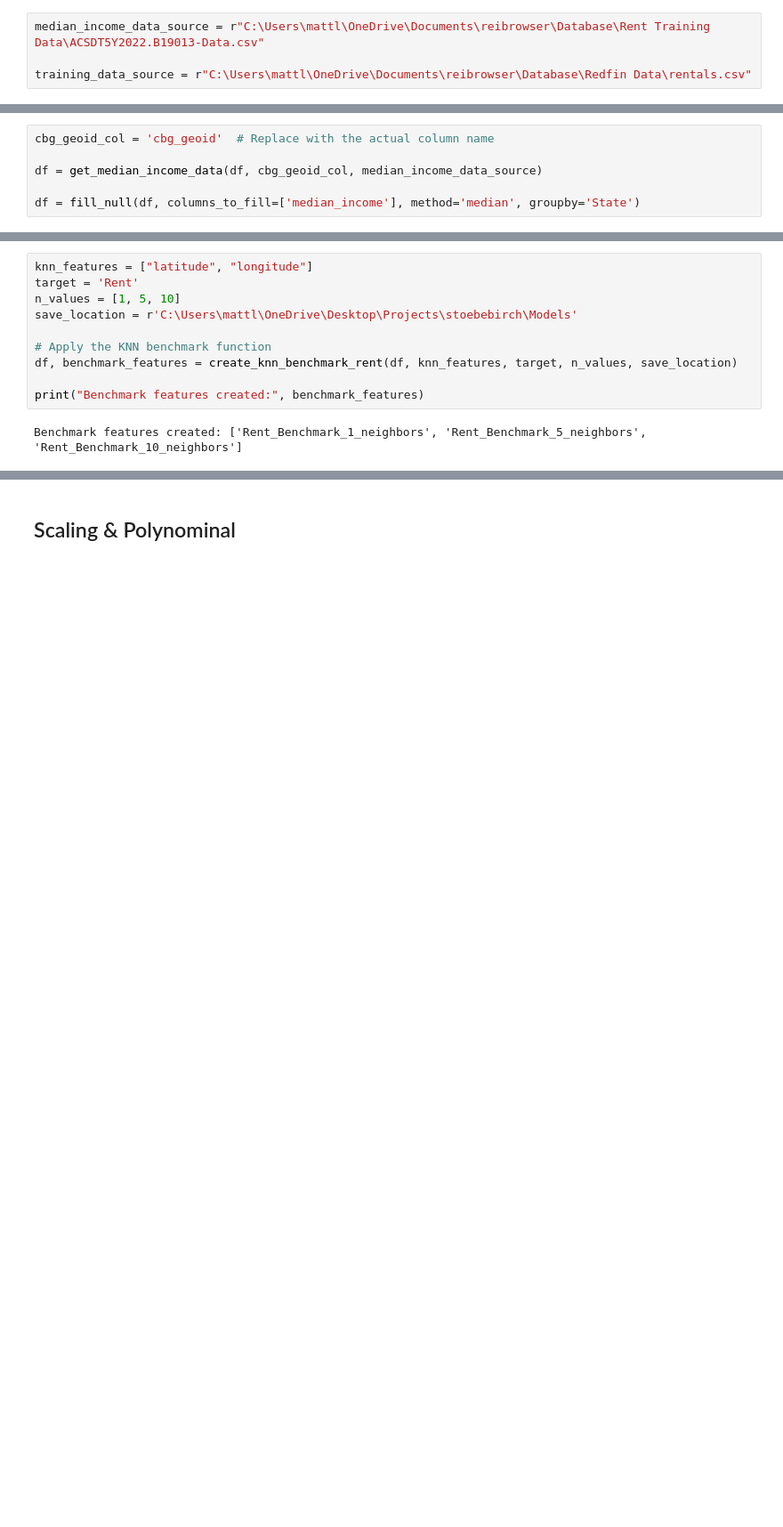
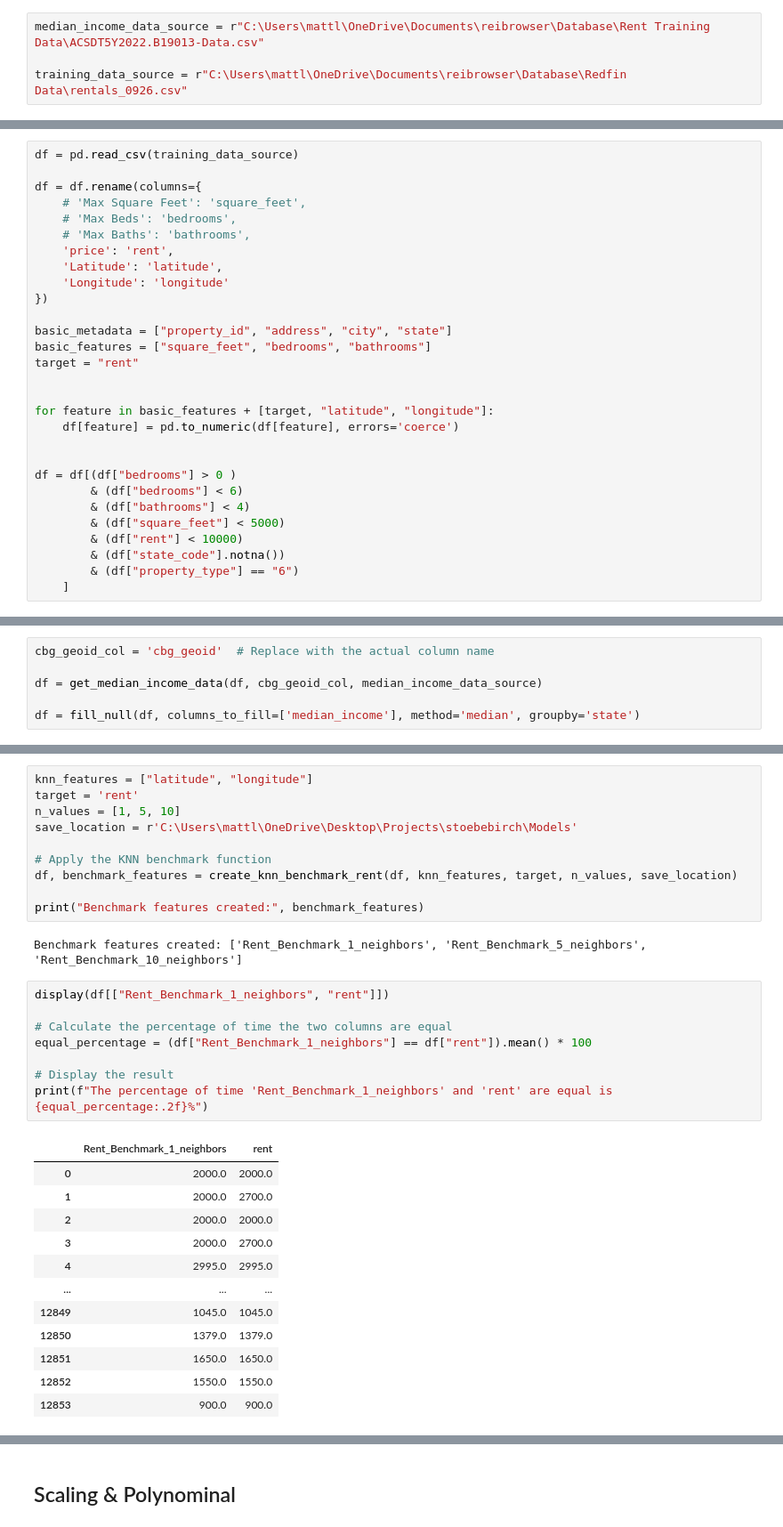
Before and after one commit to drago9773/stoebebirch, a Jupyter notebook: train_predict/feature_model_selection.ipynb, the cells around one changed output, grey strips where cells are left out. Shown at 89% size. Saved outputs shown, nothing was run; the diff lists cells and outputs as text; blank space fills up the shorter version.

Commit message:
Add new models without data leakage

```diff
--- a/train_predict/feature_model_selection.ipynb
+++ b/train_predict/feature_model_selection.ipynb
@@ -21,4 +21,4 @@ with open('utils.py') as f:
 # %%
 median_income_data_source = r"C:\Users\mattl\OneDrive\Documents\reibrowser\Database\Rent Training Data\ACSDT5Y2022.B19013-Data.csv"
 
-training_data_source = r"C:\Users\mattl\OneDrive\Documents\reibrowser\Database\Redfin Data\rentals.csv"
+training_data_source = r"C:\Users\mattl\OneDrive\Documents\reibrowser\Database\Redfin Data\rentals_0926.csv"
@@ -52,3 +25,32 @@ target = "Rent"
+# %%
+df = pd.read_csv(training_data_source)
+
+df = df.rename(columns={
+    # 'Max Square Feet': 'square_feet',
+    # 'Max Beds': 'bedrooms',
+    # 'Max Baths': 'bathrooms',
+    'price': 'rent',
+    'Latitude': 'latitude',
+    'Longitude': 'longitude'
+})
+
+basic_metadata = ["property_id", "address", "city", "state"]
+basic_features = ["square_feet", "bedrooms", "bathrooms"]
+target = "rent"
+
+
+for feature in basic_features + [target, "latitude", "longitude"]:
+    df[feature] = pd.to_numeric(df[feature], errors='coerce')
+
+
+df = df[(df["bedrooms"] > 0 )
+        & (df["bedrooms"] < 6)
+        & (df["bathrooms"] < 4)
+        & (df["square_feet"] < 5000)
+        & (df["rent"] < 10000)
+        & (df["state_code"].notna())
+        & (df["property_type"] == "6")
+    ]
 # %% [markdown]
 
 # Get Median Income
@@ -57,7 +59,7 @@ cbg_geoid_col = 'cbg_geoid'  # Replace with the actual column name
 
 df = get_median_income_data(df, cbg_geoid_col, median_income_data_source)
 
-df = fill_null(df, columns_to_fill=['median_income'], method='median', groupby='State')
+df = fill_null(df, columns_to_fill=['median_income'], method='median', groupby='state')
 # %% [markdown]
 # Feature Engineering
 # %%
@@ -77,7 +79,7 @@ Encoded features: ['bedrooms_2', 'bedrooms_3', 'bedrooms_4', 'bedrooms_5', 'bath
 ## Rent Benchmark with KNN
 # %%
 knn_features = ["latitude", "longitude"]
-target = 'Rent'
+target = 'rent'
 n_values = [1, 5, 10]
 save_location = r'C:\Users\mattl\OneDrive\Desktop\Projects\stoebebirch\Models'
 
@@ -87,3 +89,24 @@ df, benchmark_features = create_knn_benchmark_rent(df, knn_features, target, n_v
 print("Benchmark features created:", benchmark_features)
 # %% [output]
 Benchmark features created: ['Rent_Benchmark_1_neighbors', 'Rent_Benchmark_5_neighbors', 'Rent_Benchmark_10_neighbors']
+# %%
+display(df[["Rent_Benchmark_1_neighbors", "rent"]])
+
+# Calculate the percentage of time the two columns are equal
+equal_percentage = (df["Rent_Benchmark_1_neighbors"] == df["rent"]).mean() * 100
+
+# Display the result
+print(f"The percentage of time 'Rent_Benchmark_1_neighbors' and 'rent' are equal is {equal_percentage:.2f}%")
+# %% [output]
+|  | Rent_Benchmark_1_neighbors | rent |
+| 0 | 2000.0 | 2000.0 |
+| 1 | 2000.0 | 2700.0 |
+| 2 | 2000.0 | 2000.0 |
+| 3 | 2000.0 | 2700.0 |
+| 4 | 2995.0 | 2995.0 |
+| ... | ... | ... |
+| 12849 | 1045.0 | 1045.0 |
+| 12850 | 1379.0 | 1379.0 |
+| 12851 | 1650.0 | 1650.0 |
+| 12852 | 1550.0 | 1550.0 |
+| 12853 | 900.0 | 900.0 |
```
Also changed, not shown: parts of 4 cells of this notebook, 14 other files.
